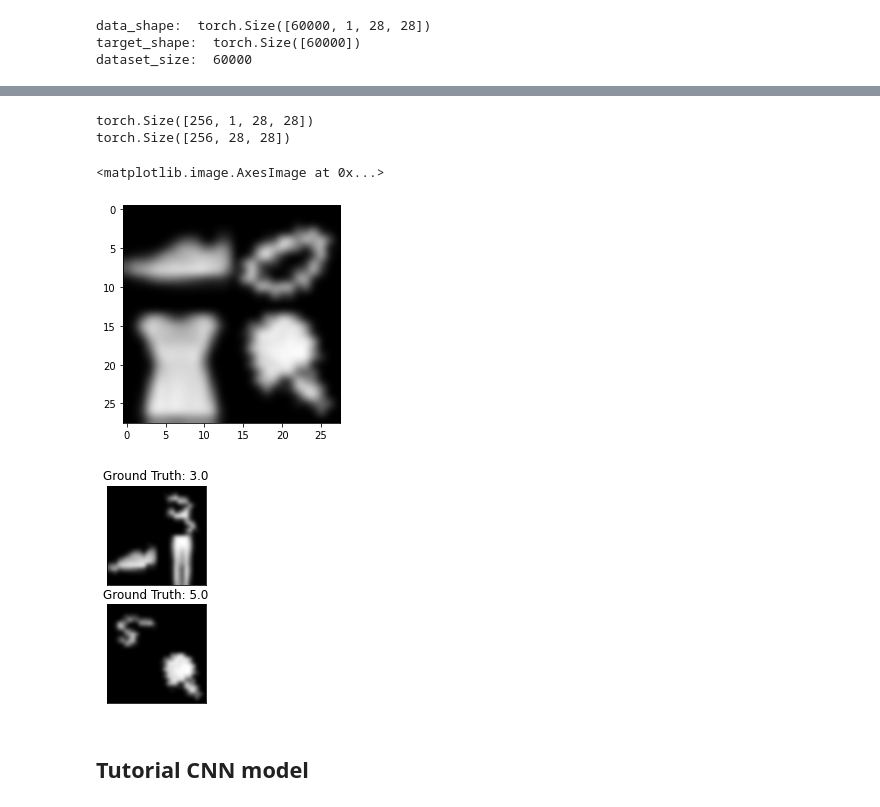
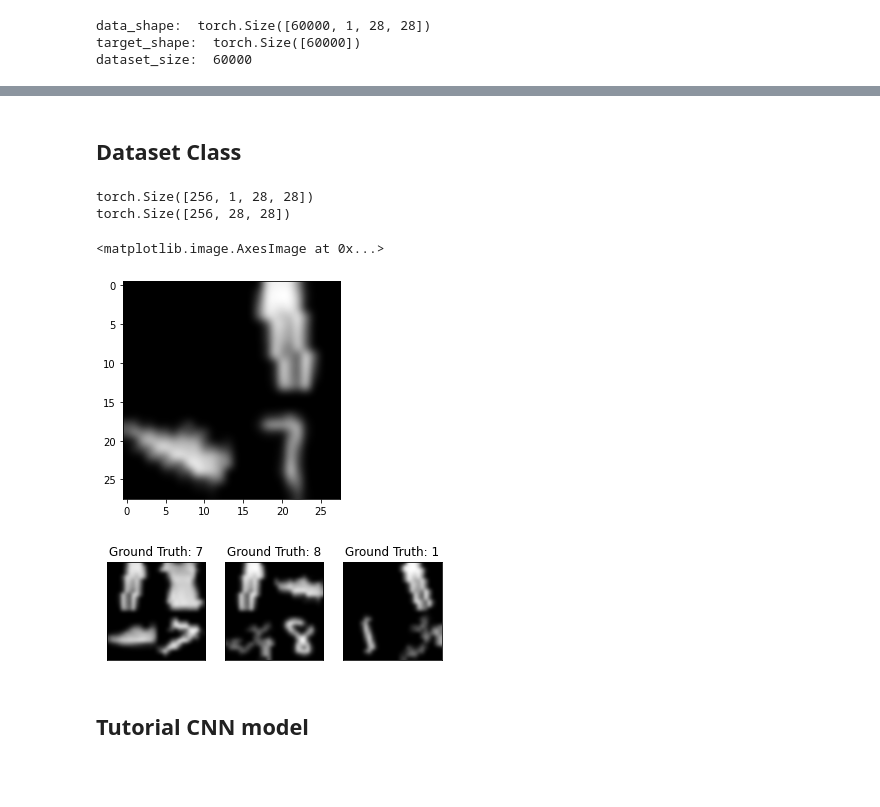
Before and after one commit to jwang44/upgraded-octo-chainsaw, a Jupyter notebook: Load_data.ipynb, the cells around one changed output, grey strips where cells are left out. Cells and saved outputs as stored; diff of their text form; code cells hidden in the pictures; blank space fills up the shorter version.

Commit message:
use dataset class

```diff
--- a/Load_data.ipynb
+++ b/Load_data.ipynb
@@ -91 +62,42 @@ from torch.utils.data.sampler import SubsetRandomSampler
+# %% [markdown]
+## Dataset Class
+# %%
+# Transforms are common image transformations. They can be chained together using Compose.
+# Here we normalize images img=(img-0.5)/0.5
+img_transform = transforms.Compose([
+    transforms.ToTensor(),
+    transforms.Normalize([0.5], [0.5])
+])
+# %%
+# img_file: the pickle file containing the images
+# label_file: the .csv file containing the labels
+# transform: We use it for normalizing images (see above)
+# idx: This is a binary vector that is useful for creating training and validation set.
+# It return only samples where idx is True
+
+class MyDataset(Dataset):
+    def __init__(self, img_file, label_file, transform=None, idx = None):
+        self.data = pickle.load( open( img_file, 'rb' ), encoding='bytes')
+        self.targets = np.genfromtxt(label_file, delimiter=',', skip_header=1, usecols=1) #[:,1:]
+        if idx is not None:
+          self.targets = self.targets[idx]
+          self.data = self.data[idx]
+        self.transform = transform
+
+    def __len__(self):
+        return len(self.targets)
+
+    def __getitem__(self, index):
+        img, target = self.data[index].squeeze(), int(self.targets[index])
+        img = Image.fromarray((img*255).astype('uint8'), mode='L')
+
+        if self.transform is not None:
+           img = self.transform(img)
+
+        return img, target
+# %%
+dataset = MyDataset('Train.pkl', 'Train_labels.csv',transform=img_transform, idx=None)
+batch_size = 256
+# dataloader for all data
+dataloader = DataLoader(dataset, batch_size=batch_size, shuffle=True)
 # %%
@@ -116,27 +130,27 @@ print(imgs.shape)
 imgs = np.squeeze(imgs)
 # imgs: [256, 28, 28]
 print(imgs.shape)
-plt.imshow(imgs[5].cpu().numpy(),cmap='gray',interpolation="bicubic") #.transpose()
+plt.imshow(imgs[50].cpu().numpy(),cmap='gray',interpolation="bicubic") #.transpose()
 # %% [output]
 torch.Size([256, 1, 28, 28])
 torch.Size([256, 28, 28])
 <matplotlib.image.AxesImage at 0x...>
-[figure, old version]
+[figure, new version]
 # %%
 examples = enumerate(val_loader)
 batch_idx, (example_data, example_targets) = next(examples)
 
 fig = plt.figure()
-for i in range(2):
-  plt.subplot(2,1,i+1)
+for i in range(3):
+  plt.subplot(1,3,i+1)
   # plt.tight_layout()
   plt.imshow(example_data[i][0], cmap='gray', interpolation='bicubic')
   plt.title("Ground Truth: {}".format(example_targets[i]))
   plt.xticks([])
   plt.yticks([])
 # fig
 # %% [output]
-[figure, old version]
+[figure, new version]
 # %%
 # Here is a piece of code that reads data in batch.
 # In each epoch all samples are read in batches using dataloader
```
Also changed, not shown: parts of 22 cells of this notebook.
